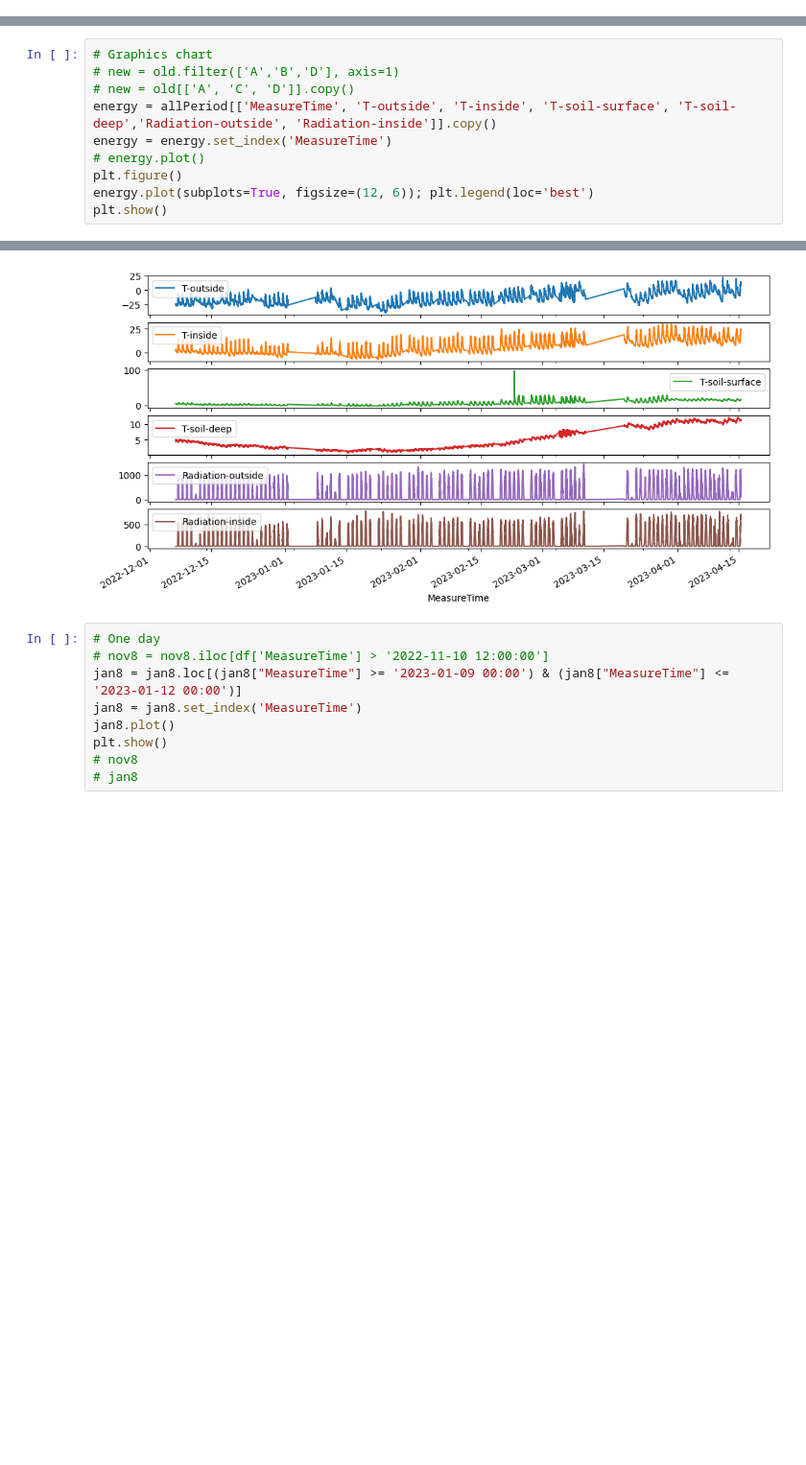
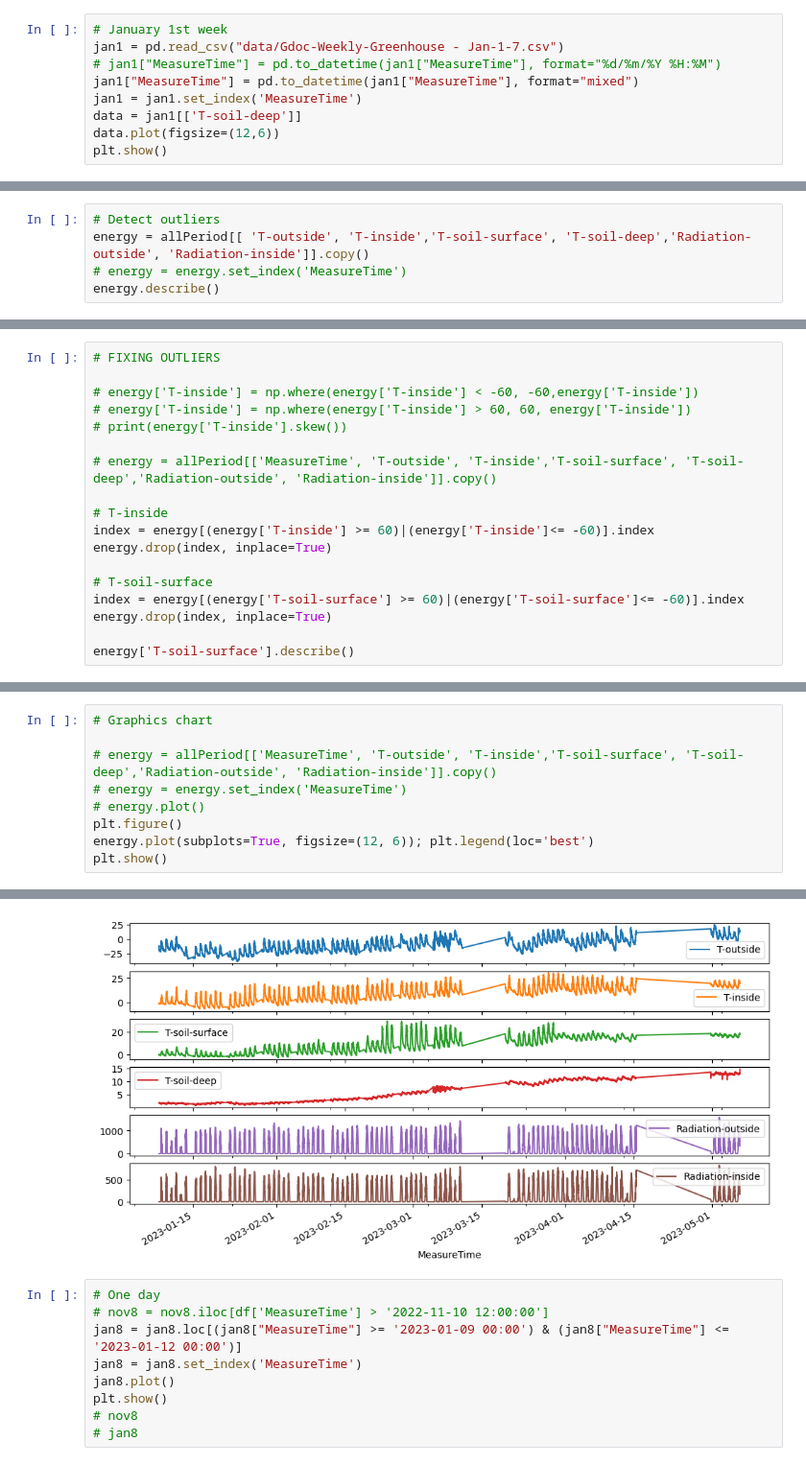
Before and after one commit to Generjet/Yargait-greenhouse, a Jupyter notebook: hotAir.ipynb, the cells around one changed output, grey strips where cells are left out. Shown at 96% size. Saved outputs shown, nothing was run; the diff lists cells and outputs as text; blank space fills up the shorter version.

```diff
--- a/hotAir.ipynb
+++ b/hotAir.ipynb
@@ -37,0 +312,9 @@ sns.distplot(df['RH1'], hist=True)
+# %%
+# January 1st week
+jan1 = pd.read_csv("data/Gdoc-Weekly-Greenhouse - Jan-1-7.csv")
+# jan1["MeasureTime"] = pd.to_datetime(jan1["MeasureTime"], format="%d/%m/%Y %H:%M")
+jan1["MeasureTime"] = pd.to_datetime(jan1["MeasureTime"], format="mixed")
+jan1 = jan1.set_index('MeasureTime')
+data = jan1[['T-soil-deep']]
+data.plot(figsize=(12,6))
+plt.show()
@@ -139,0 +492,5 @@ apr30
+# %%
+# Detect outliers
+energy = allPeriod[[ 'T-outside', 'T-inside','T-soil-surface', 'T-soil-deep','Radiation-outside', 'Radiation-inside']].copy()
+# energy = energy.set_index('MeasureTime')
+energy.describe()
@@ -139,0 +510,18 @@ apr30
+# %%
+# FIXING OUTLIERS
+
+# energy['T-inside'] = np.where(energy['T-inside'] < -60, -60,energy['T-inside'])
+# energy['T-inside'] = np.where(energy['T-inside'] > 60, 60, energy['T-inside'])
+# print(energy['T-inside'].skew())
+
+# energy = allPeriod[['MeasureTime', 'T-outside', 'T-inside','T-soil-surface', 'T-soil-deep','Radiation-outside', 'Radiation-inside']].copy()
+
+# T-inside
+index = energy[(energy['T-inside'] >= 60)|(energy['T-inside']<= -60)].index
+energy.drop(index, inplace=True)
+
+# T-soil-surface
+index = energy[(energy['T-soil-surface'] >= 60)|(energy['T-soil-surface']<= -60)].index
+energy.drop(index, inplace=True)
+
+energy['T-soil-surface'].describe()
@@ -140,16 +538,15 @@ apr30
 # %%
 # Graphics chart
-# new = old.filter(['A','B','D'], axis=1)
-# new = old[['A', 'C', 'D']].copy()
-energy = allPeriod[['MeasureTime', 'T-outside', 'T-inside', 'T-soil-surface', 'T-soil-deep','Radiation-outside', 'Radiation-inside']].copy()
-energy = energy.set_index('MeasureTime')
+
+# energy = allPeriod[['MeasureTime', 'T-outside', 'T-inside','T-soil-surface', 'T-soil-deep','Radiation-outside', 'Radiation-inside']].copy()
+# energy = energy.set_index('MeasureTime')
 # energy.plot()
 plt.figure()
 energy.plot(subplots=True, figsize=(12, 6)); plt.legend(loc='best')
 plt.show()
 # %% [output]
 <Figure size 640x480 with 0 Axes>
-[figure, old version]
+[figure, new version]
 # %%
 # One day
 # nov8 = nov8.iloc[df['MeasureTime'] > '2022-11-10 12:00:00']
```
Also changed, not shown: parts of 32 cells of this notebook, 6 other files.
